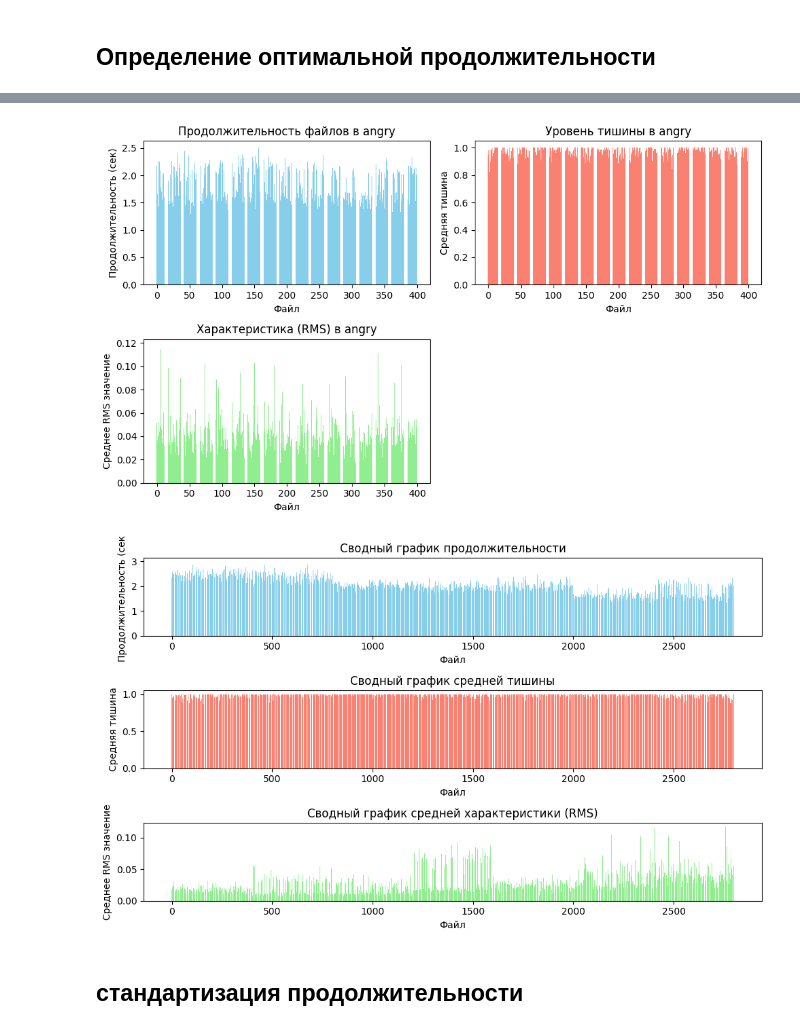
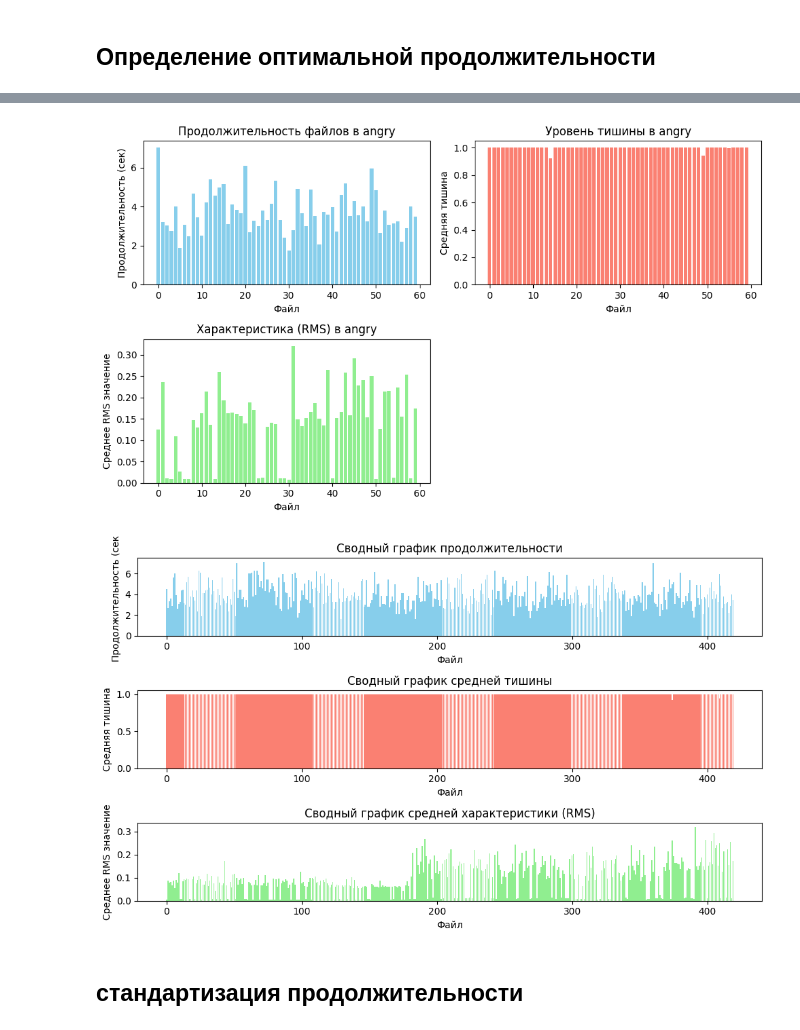
Before and after one commit to tihunn/emotion_testing, a Jupyter notebook: emotional_testing.ipynb, the cells around one changed output, grey strips where cells are left out. Saved outputs shown, nothing was run; the diff lists cells and outputs as text; code cells hidden in the pictures.

Commit message:
train with mix SAVEE and TESS

```diff
--- a/emotional_testing.ipynb
+++ b/emotional_testing.ipynb
@@ -356,7 +410,7 @@ def plot_statistics(stats):
     plt.show()
 
 # Пример вызова функций
-base_path = "/content/TESS Toronto emotional speech set data"
+base_path = "/content/SAVEE"
 stats = analyze_audio_files(base_path)
 plot_statistics(stats)
 # %% [output]
@@ -369,5 +423,5 @@ plot_statistics(stats)
-[figure, old version]
+[figure, new version]
-[figure, old version]
+[figure, new version]
 # %% [markdown]
 ## стандартизация продолжительности
 # %%
```
Also changed, not shown: parts of 13 cells of this notebook.
